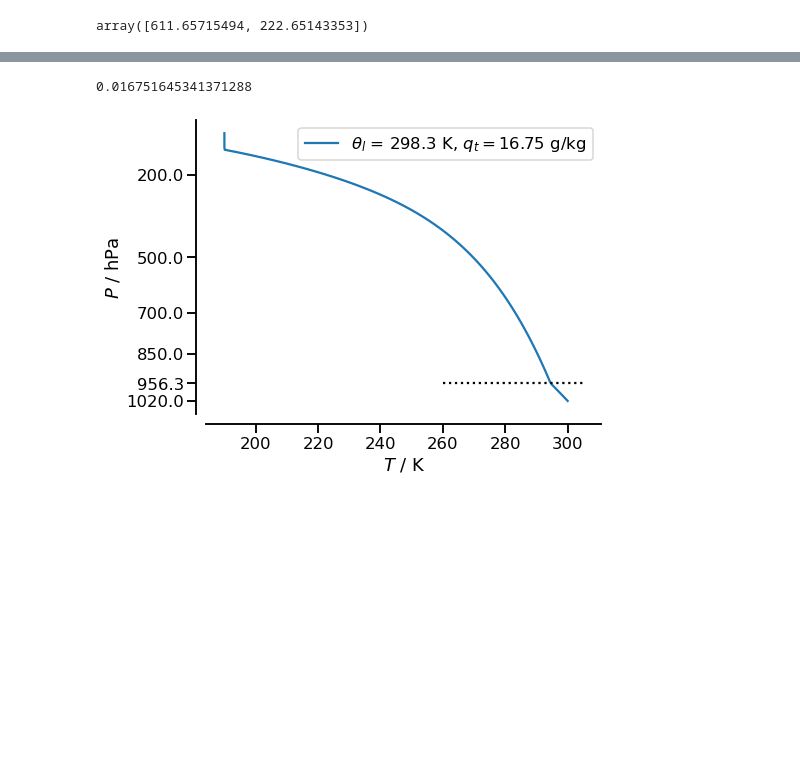
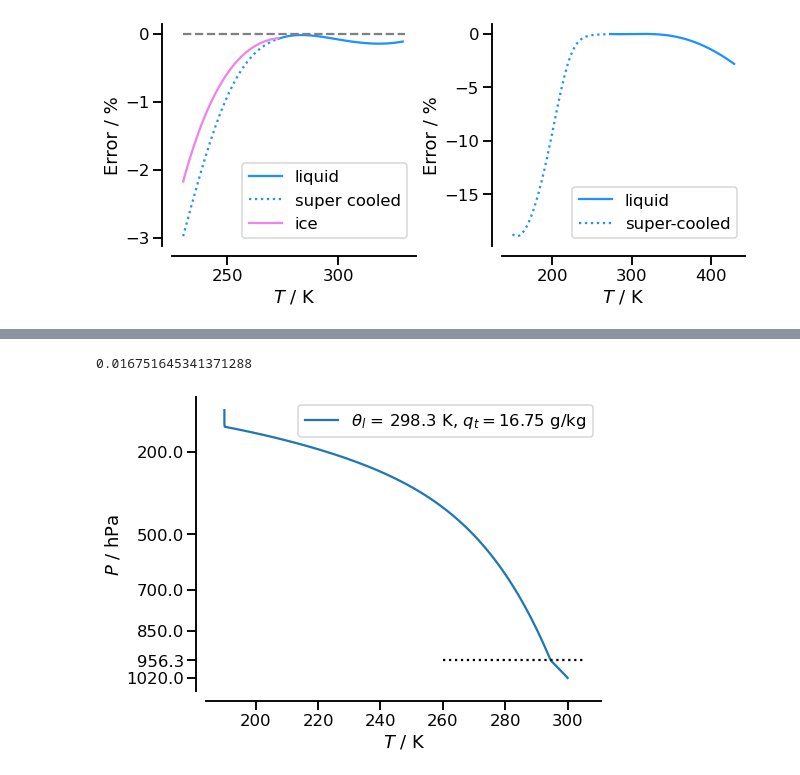
Before and after one commit to mpimet/moist_thermodynamics, a Jupyter notebook: examples/examples.ipynb, the cells around one changed output, grey strips where cells are left out. Saved outputs shown, nothing was run; the diff lists cells and outputs as text; code cells hidden in the pictures; blank space fills up the shorter version.

```diff
--- a/examples/examples.ipynb
+++ b/examples/examples.ipynb
@@ -23,4 +27,44 @@ This shows how simple it is to construct a moist adiabat.  For the example it is
 # %%
-mt.es_liq_hardy(np.asarray([273.16, 260.0]))
+Tw = np.arange(273.15, 330.0)
+es = svp.liq_tetens_murray(Tw)
+es_def = svp.liq_wagner_pruss(Tw)
+err1 = (es / es_def - 1.0) * 100.0
+
+Tc = np.arange(230.0, 273.15)
+es = svp.liq_tetens_murray(Tc)
+es_def = svp.liq_murphy_koop(Tc)
+err2 = (es / es_def - 1.0) * 100.0
+
+es = svp.ice_tetens_murray(Tc)
+es_def = svp.ice_wagner_etal(Tc)
+err3 = (es / es_def - 1.0) * 100.0
+
+sns.set_context("talk")
+fig, ax = plt.subplots(1, 2, figsize=(9, 4), constrained_layout=True)
+
+ax[0].plot(Tw, err1, label=f"liquid", c="dodgerblue")
+ax[0].plot(Tc, err2, label=f"super cooled", ls="dotted", c="dodgerblue")
+ax[0].plot(Tc, err3, label=f"ice", c="violet")
+
+Tw = np.arange(273.16, 430)
+es = svp.liq_wagner_pruss(Tw)
+es_def = svp.liq_murphy_koop(Tw)
+err1 = (es / es_def - 1.0) * 100.0
+ax[1].plot(Tw, err1, label=f"liquid", c="dodgerblue")
+Tw = np.arange(150, 273.16)
+es_def = svp.liq_wagner_pruss(Tw)
+es = svp.liq_murphy_koop(Tw)
+err1 = (es / es_def - 1.0) * 100.0
+ax[1].plot(Tw, err1, label=f"super-cooled", c="dodgerblue", ls="dotted")
+
+ax[0].hlines(0, 230, 330.0, ls="dashed", color="grey")
+ax[0].legend()
+ax[1].legend()
+ax[1].set_xlabel("$T$ / K")
+ax[0].set_xlabel("$T$ / K")
+ax[0].set_ylabel("Error / %")
+ax[1].set_ylabel("Error / %")
+
+sns.despine(offset=10)
 # %% [output]
-array([611.65715494, 222.65143353])
+[figure, added]
```
Also changed, not shown: parts of 9 cells of this notebook, 2 other files.
